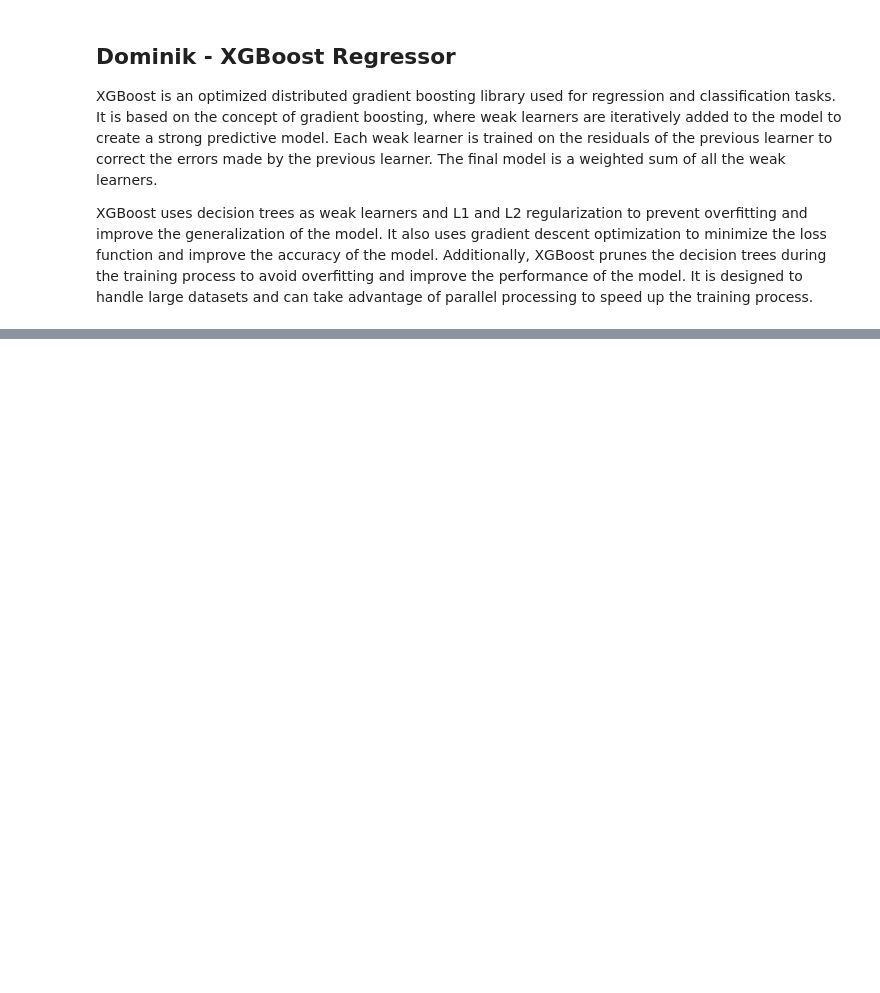
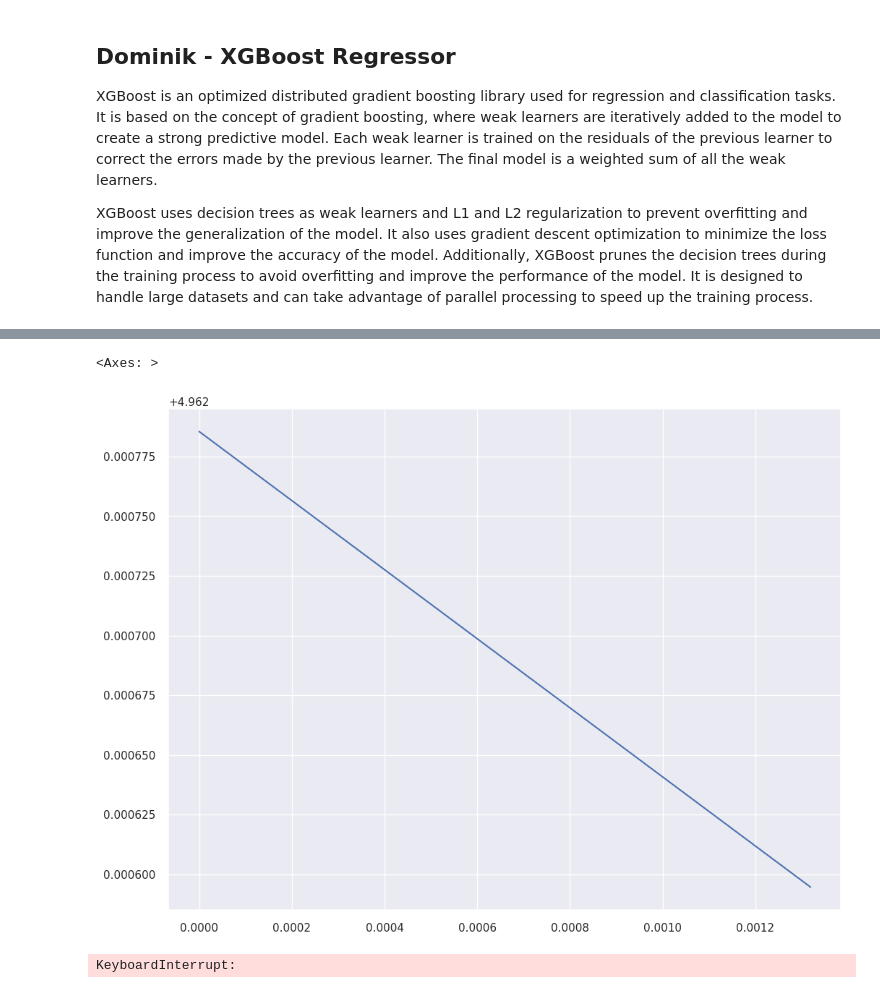
Before and after one commit to MergunFrimen/ml, a Jupyter notebook: FINAL.ipynb, the cells around one changed output, grey strips where cells are left out. Saved outputs shown, nothing was run; the diff lists cells and outputs as text; code cells hidden in the pictures; blank space fills up the shorter version.

```diff
--- a/FINAL.ipynb
+++ b/FINAL.ipynb
@@ -1134,14 +1096,11 @@ best_params
 # %%
-pipe = make_pipeline(
-    SelectKBest(k=best_k),
-    xgb.XGBRegressor(
-        **best_params,
-        n_jobs=-1,
-    )
+model = xgb.XGBRegressor(
+    **best_params,
+    n_jobs=-1,
 )
 
-cv_scores(pipe, "XGBoost", train_X, train_y)
+cv_scores(model, "XGBoost", train_X, train_y)
 print(f"\n{'-' * 30}\n")
-pred_scores(pipe, "XGBoost", train_X, train_y, test_X, test_y)
+pred_scores(model, "XGBoost", train_X, train_y, test_X, test_y)
 # %% [output]
 CV scores
@@ -1179,0 +1165,23 @@ Text(0.5, 1.0, 'Feature Importance')
+# %%
+thresholds = np.sort(model.feature_importances_)
+
+scores = []
+best_score = np.inf
+best_selection = None
+
+for thresh in thresholds:
+    selection = SelectFromModel(model, threshold=thresh, prefit=True)
+    select_X_train = selection.transform(train_X)
+    select_X_test = selection.transform(test_X)
+
+    score = objective(best_params, train_X=select_X_train, train_y=train_y)['loss']
+    scores.append(score)
+
+    if score < best_score:
+        best_score = score
+        best_selection = selection
+# %%
+sns.lineplot(x=thresholds, y=scores)
+# %% [output]
+<Axes: >
+[figure, added]
@@ -1179,0 +1191,13 @@ Text(0.5, 1.0, 'Feature Importance')
+# %%
+# test the model with the best feature selection
+
+model = xgb.XGBRegressor(
+    **best_params,
+    n_jobs=-1,
+)
+
+cv_scores(model, "XGBoost", select_X_train, train_y)
+print(f"\n{'-' * 30}\n")
+pred_scores(model, "XGBoost", select_X_train, train_y, select_X_test, test_y)
+# %% [output]
+KeyboardInterrupt:
```
Also changed, not shown: parts of 28 cells of this notebook.
